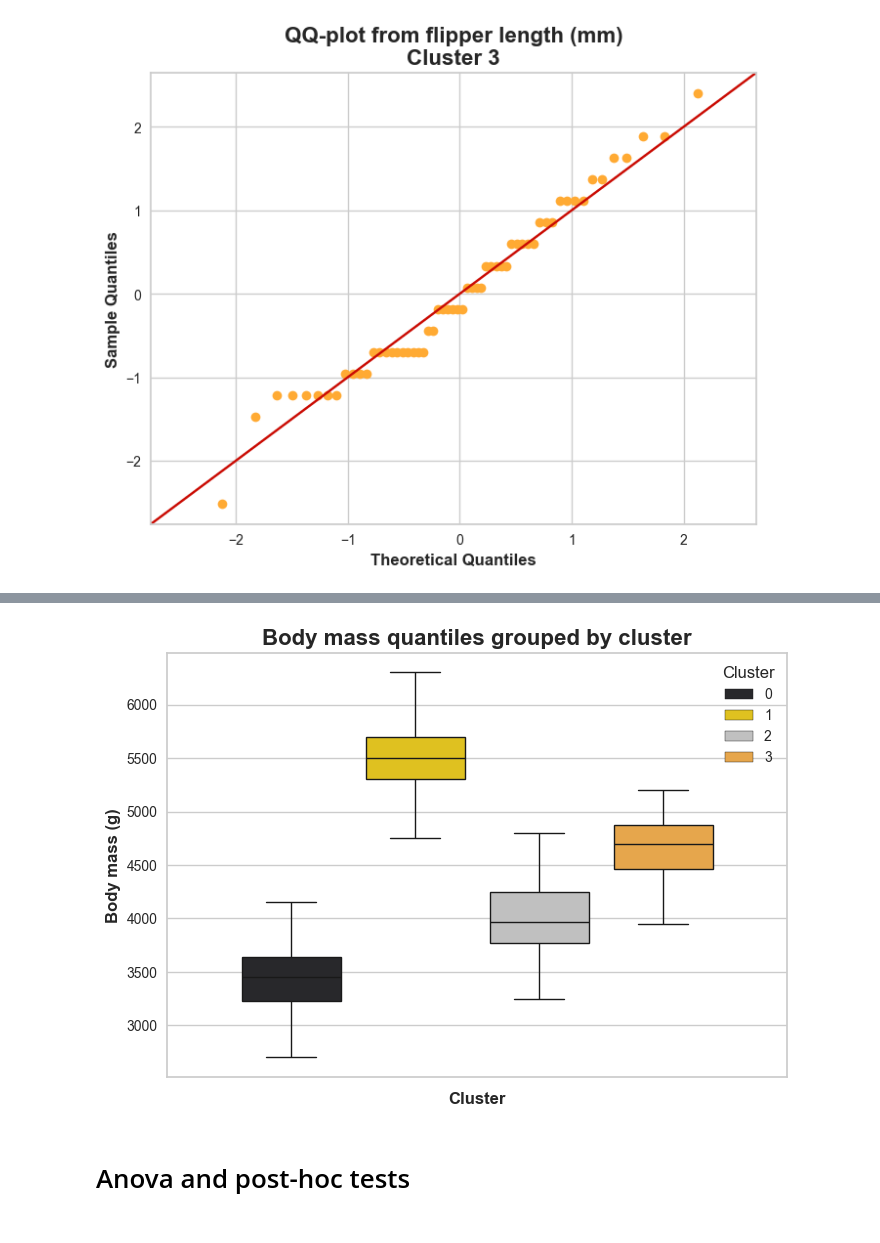
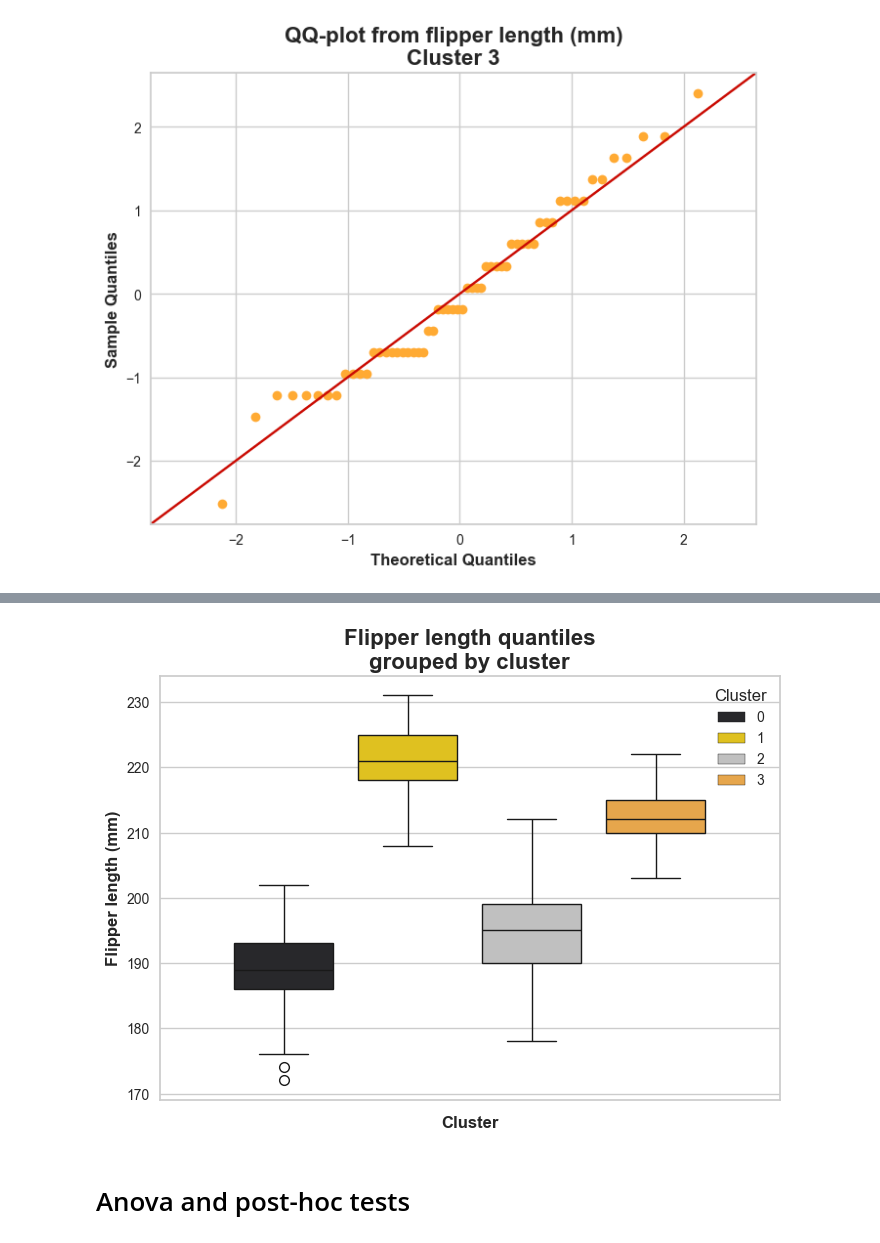
Before and after one commit to 1markmus/Clustering-of-penguins, a Jupyter notebook: Clustering penguins.ipynb, the cells around one changed output, grey strips where cells are left out. Drawn from its saved outputs; the diff is of its cells as text; code cells hidden in the pictures.

```diff
--- a/Clustering penguins.ipynb
+++ b/Clustering penguins.ipynb
@@ -645,38 +654,38 @@ for i in range(num_clusters):
 # %%
-# Histogram
+# Boxplots
 fig, ax = plt.subplots()
 sns.boxplot(
     data = penguins,
-    y = penguins["body_mass_g"],
+    y = penguins["flipper_length_mm"],
     hue = penguins["Cluster"],
     palette=penguin_colors,
     width=0.8,
     dodge=True,
     gap = 0.2
 )
 
 # Title
 plt.title(
-    "Body mass quantiles grouped by cluster",
+    "Flipper length quantiles\ngrouped by cluster",
     fontweight = "bold",
     fontsize = 16
 )
 
 # Axis labels
 plt.xlabel(
     "Cluster",
     fontweight = "bold",
     fontsize = 12
     )
 plt.ylabel(
-    "Body mass (g)",
+    "Flipper length (mm)",
     fontweight = "bold",
     fontsize = 12
     )
 
 plt.show()
 # %% [output]
-[figure, old version]
+[figure, new version]
 # %% [markdown]
 # Anova and post-hoc tests
 # %%
```
Also changed, not shown: parts of 12 cells of this notebook.
